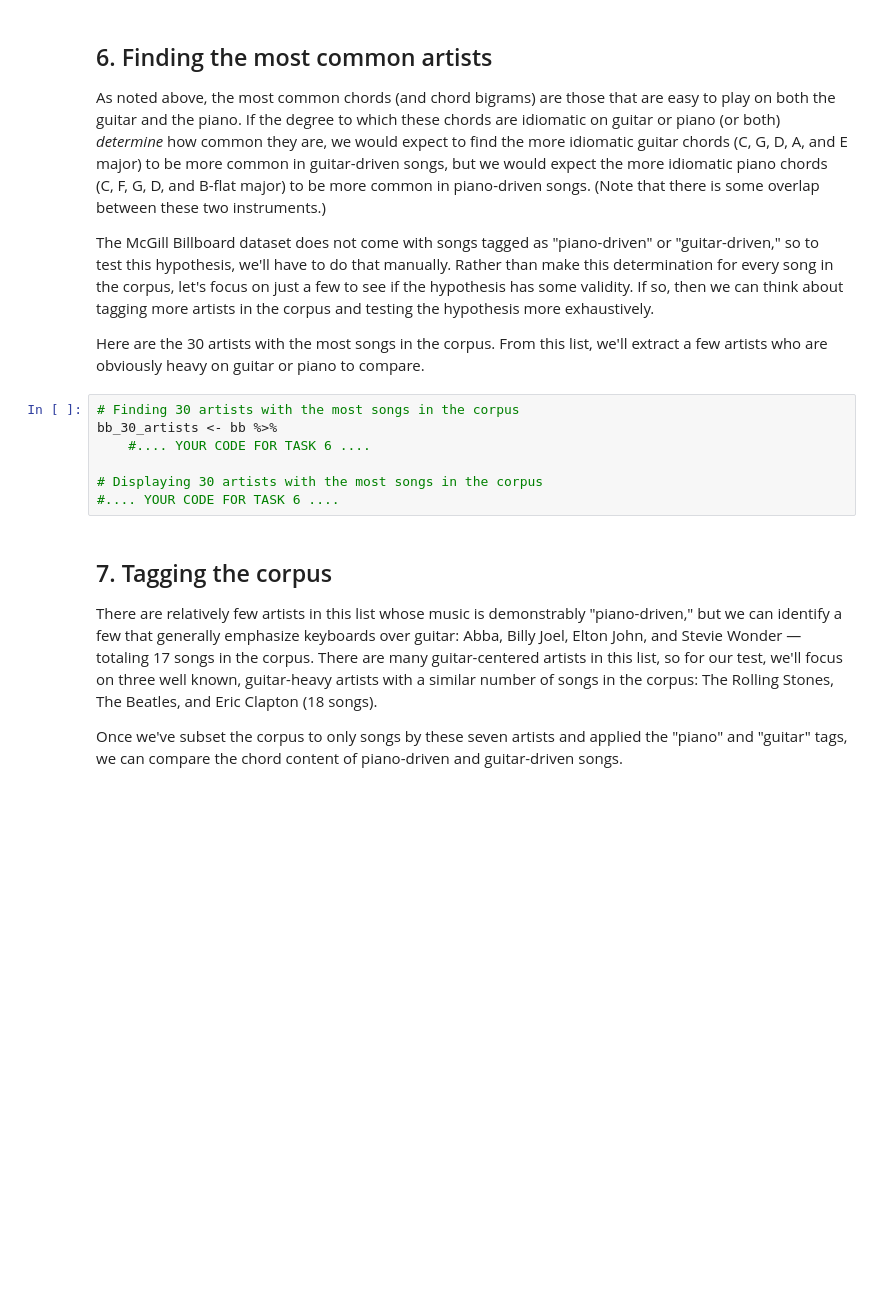
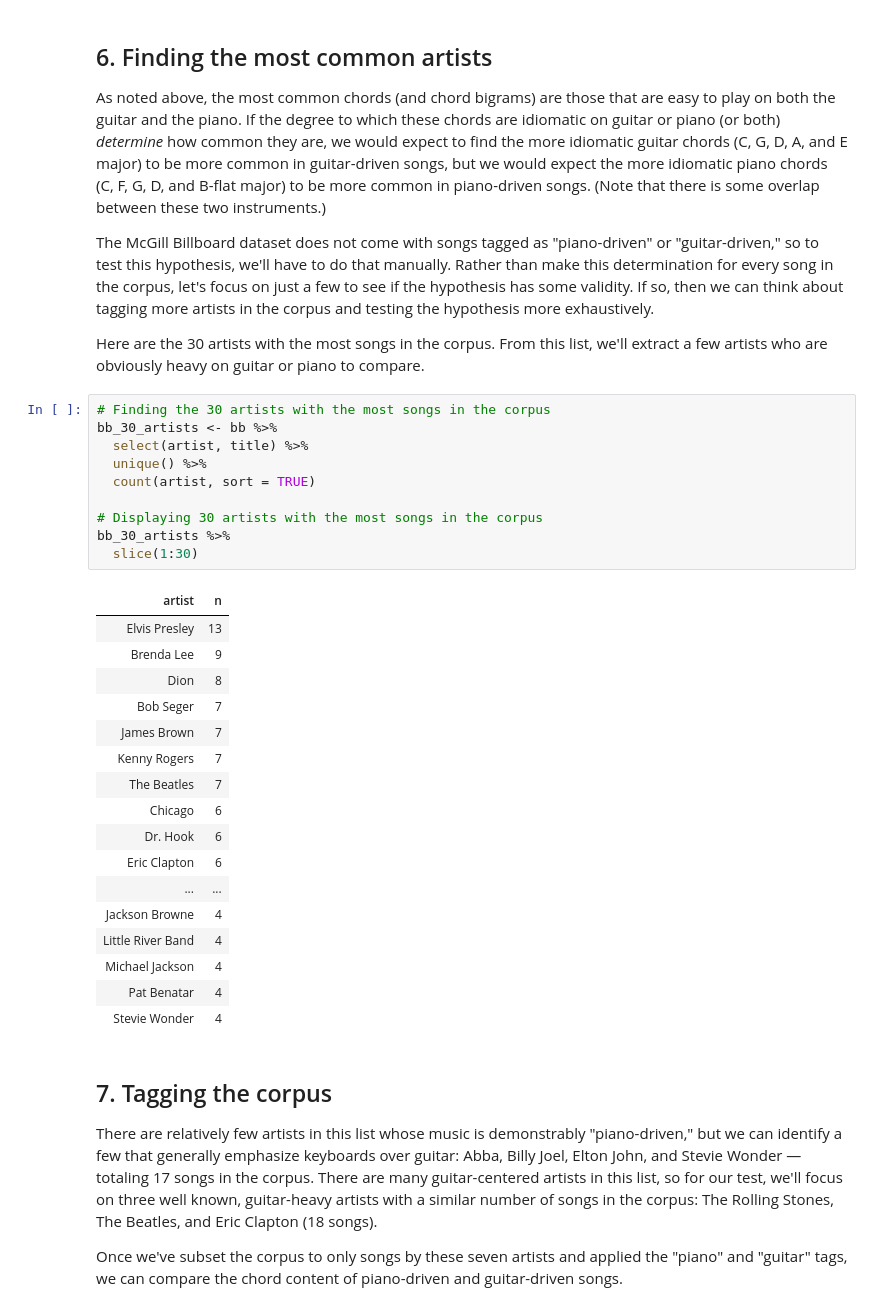
Before and after one commit to Nick-Kolowich/R-practice, a Jupyter notebook: Wrangling and Visualizing Musical Data/notebook.ipynb, the cells around one changed output. Cells and saved outputs as stored; diff of their text form; blank space fills up the shorter version.

```diff
--- a/Wrangling and Visualizing Musical Data/notebook.ipynb
+++ b/Wrangling and Visualizing Musical Data/notebook.ipynb
@@ -146,12 +149,33 @@ bb_bigram_count %>%
 <p>The McGill Billboard dataset does not come with songs tagged as "piano-driven" or "guitar-driven," so to test this hypothesis, we'll have to do that manually. Rather than make this determination for every song in the corpus, let's focus on just a few to see if the hypothesis has some validity. If so, then we can think about tagging more artists in the corpus and testing the hypothesis more exhaustively.</p>
 <p>Here are the 30 artists with the most songs in the corpus. From this list, we'll extract a few artists who are obviously heavy on guitar or piano to compare.</p>
 # %%
-# Finding 30 artists with the most songs in the corpus
+# Finding the 30 artists with the most songs in the corpus
 bb_30_artists <- bb %>%
-    #.... YOUR CODE FOR TASK 6 ....
+  select(artist, title) %>%
+  unique() %>%
+  count(artist, sort = TRUE)
 
 # Displaying 30 artists with the most songs in the corpus
-#.... YOUR CODE FOR TASK 6 ....
+bb_30_artists %>%
+  slice(1:30)
+# %% [output]
+| artist | n |
+| Elvis Presley | 13 |
+| Brenda Lee | 9 |
+| Dion | 8 |
+| Bob Seger | 7 |
+| James Brown | 7 |
+| Kenny Rogers | 7 |
+| The Beatles | 7 |
+| Chicago | 6 |
+| Dr. Hook | 6 |
+| Eric Clapton | 6 |
+| ... | ... |
+| Jackson Browne | 4 |
+| Little River Band | 4 |
+| Michael Jackson | 4 |
+| Pat Benatar | 4 |
+| Stevie Wonder | 4 |
 # %% [markdown]
 ## 7. Tagging the corpus
 <p>There are relatively few artists in this list whose music is demonstrably "piano-driven," but we can identify a few that generally emphasize keyboards over guitar: Abba, Billy Joel, Elton John, and Stevie Wonder — totaling 17 songs in the corpus. There are many guitar-centered artists in this list, so for our test, we'll focus on three well known, guitar-heavy artists with a similar number of songs in the corpus: The Rolling Stones, The Beatles, and Eric Clapton (18 songs).</p>
```
Also changed, not shown: parts of 3 cells of this notebook.
